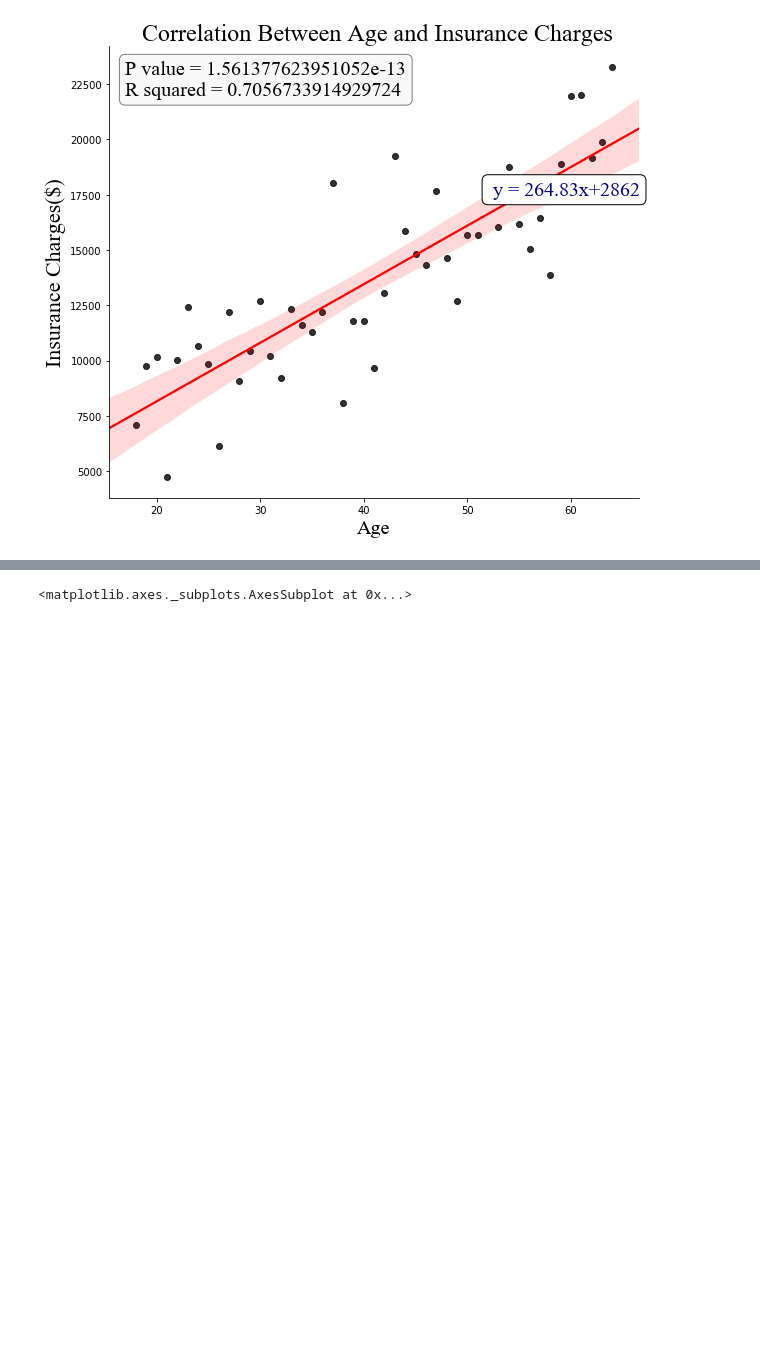
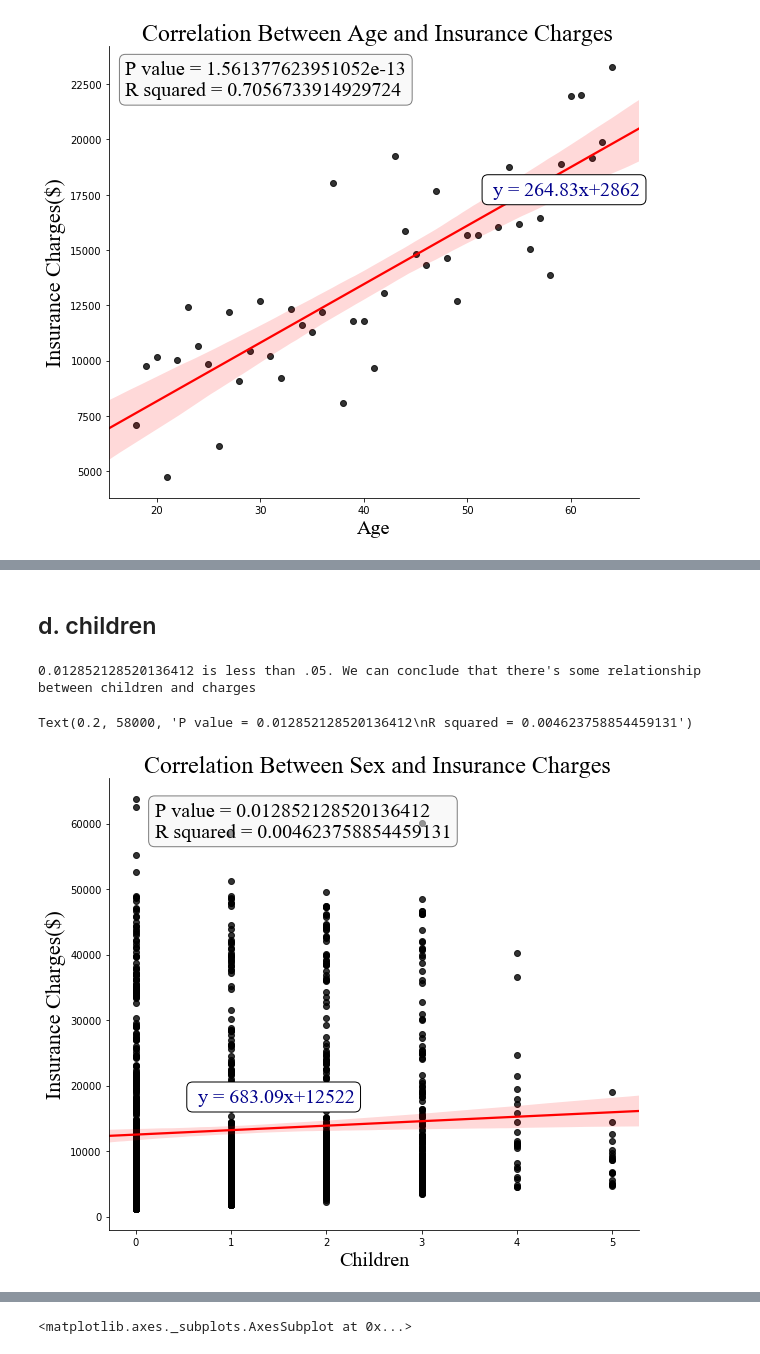
Before and after one commit to feelzoo/US_Medical_Insurance_Cost, a Jupyter notebook: US_Medical_Insurance_Cost_multiple_regression.ipynb, the cells around one changed output, grey strips where cells are left out. Saved outputs shown, nothing was run; the diff lists cells and outputs as text; code cells hidden in the pictures; blank space fills up the shorter version.

```diff
--- a/US_Medical_Insurance_Cost_multiple_regression.ipynb
+++ b/US_Medical_Insurance_Cost_multiple_regression.ipynb
@@ -273,0 +329,33 @@ Text(15, 59000, 'P value = 2.1666931918269805e-10\nR squared = 0.071231271118934
+# %% [markdown]
+## d. children
+# %%
+#linear regression equation bewteen children and charges
+slope, intercept, r_value,p_value,std_err = stats.linregress(x_lean_charge.children,x_lean_charge.charges)
+
+
+#Hypothesis test on the coefficient
+if p_value <.05:
+    print("{} is less than .05. We can conclude that there's some relationship between children and charges".format(p_value))
+else:
+    print("{} is greater than .05. We can't conclude that there's some relationship between children and charges".format(p_value))
+
+#text in textbox
+line_equation = f' y = {slope:.2f}x+{intercept:.0f}'
+r_p_value = f"""P value = {p_value}
+R squared = {r_value**2}"""
+
+#Textbox properties
+box = dict(boxstyle='round', facecolor='white', alpha=1)
+box2 = dict(boxstyle='round', facecolor='whitesmoke', alpha=.5)
+
+#plot age vs charges
+graph_sex = sns.lmplot(data = x_lean_charge, x = 'children', y='charges',line_kws = {'color':'red'},height=7,aspect = 1.2,scatter_kws= {'color':'black'})
+plt.xlabel('Children',fontsize =20,fontname = 'Times New Roman')
+plt.ylabel('Insurance Charges($)',fontsize = 22,fontname = 'Times New Roman')
+plt.title(" Correlation Between Sex and Insurance Charges",fontsize= 24,fontname = 'Times New Roman')
+plt.text(.6,17500,line_equation,fontsize=20,color='darkblue',fontname = 'Times New Roman',bbox=box1)
+plt.text(0.2,58000,r_p_value,fontsize=20,color='black',fontname = 'Times New Roman',bbox=box2)
+# %% [output]
+0.012852128520136412 is less than .05. We can conclude that there's some relationship between children and charges
+Text(0.2, 58000, 'P value = 0.012852128520136412\nR squared = 0.004623758854459131')
+[figure, added]
```
Also changed, not shown: parts of 48 cells of this notebook.
